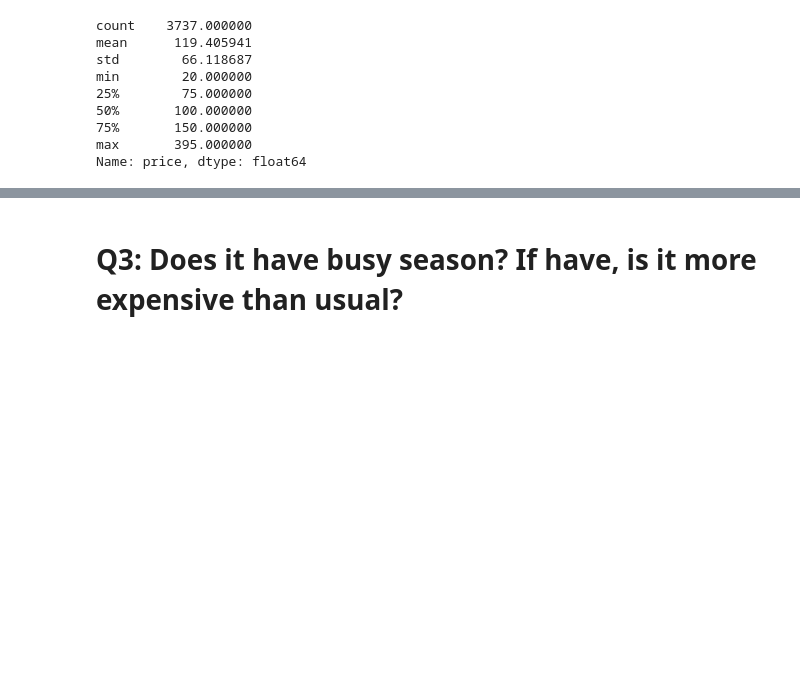
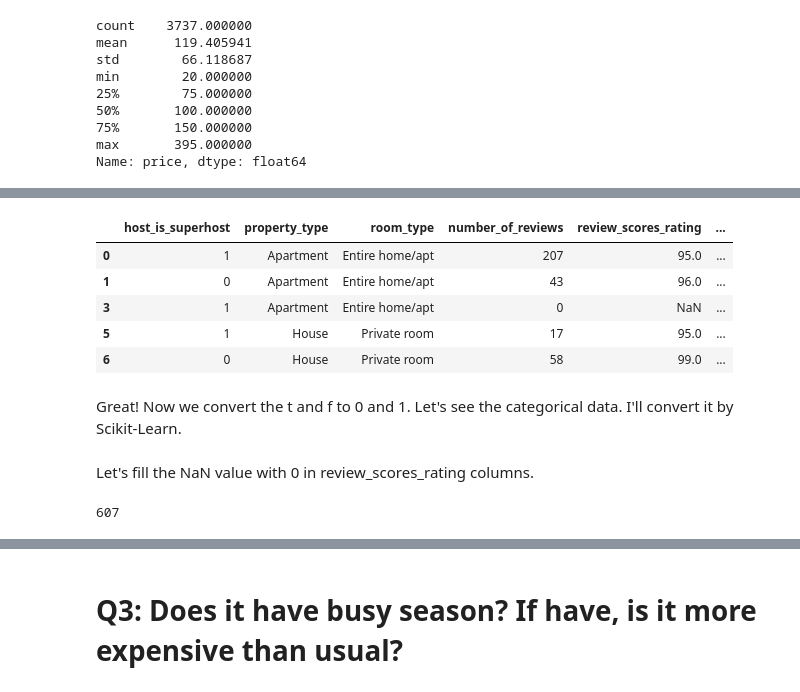
Before and after one commit to agave030/Udacity_nanodegree_data_scientist, a Jupyter notebook: Project 1/Seattle_data_analyzing.ipynb, the cells around one changed output, grey strips where cells are left out. Drawn from its saved outputs; the diff is of its cells as text; code cells hidden in the pictures; blank space fills up the shorter version.

```diff
--- a/Project 1/Seattle_data_analyzing.ipynb
+++ b/Project 1/Seattle_data_analyzing.ipynb
@@ -249,0 +311,13 @@ Because the review doesn't mean the outlier, I don't remove any data.
+# %%
+mapping = {'t': 0, 'f': 1}
+X['host_is_superhost'] = X['host_is_superhost'].map(mapping)
+X.head()
+# %% [output]
+|  | host_is_superhost | property_type | room_type | number_of_reviews | review_scores_rating | ... |
+| 0 | 1 | Apartment | Entire home/apt | 207 | 95.0 | ... |
+| 1 | 0 | Apartment | Entire home/apt | 43 | 96.0 | ... |
+| 3 | 1 | Apartment | Entire home/apt | 0 | NaN | ... |
+| 5 | 1 | House | Private room | 17 | 95.0 | ... |
+| 6 | 0 | House | Private room | 58 | 99.0 | ... |
+# %% [markdown]
+Great! Now we convert the t and f to 0 and 1. Let's see the categorical data. I'll convert it by Scikit-Learn.
@@ -249,0 +331,6 @@ Because the review doesn't mean the outlier, I don't remove any data.
+# %% [markdown]
+Let's fill the NaN value with 0 in review_scores_rating columns.
+# %%
+np.sum(X['review_scores_rating'].isnull())
+# %% [output]
+607
```
Also changed, not shown: parts of 62 cells of this notebook, 1 other file.
